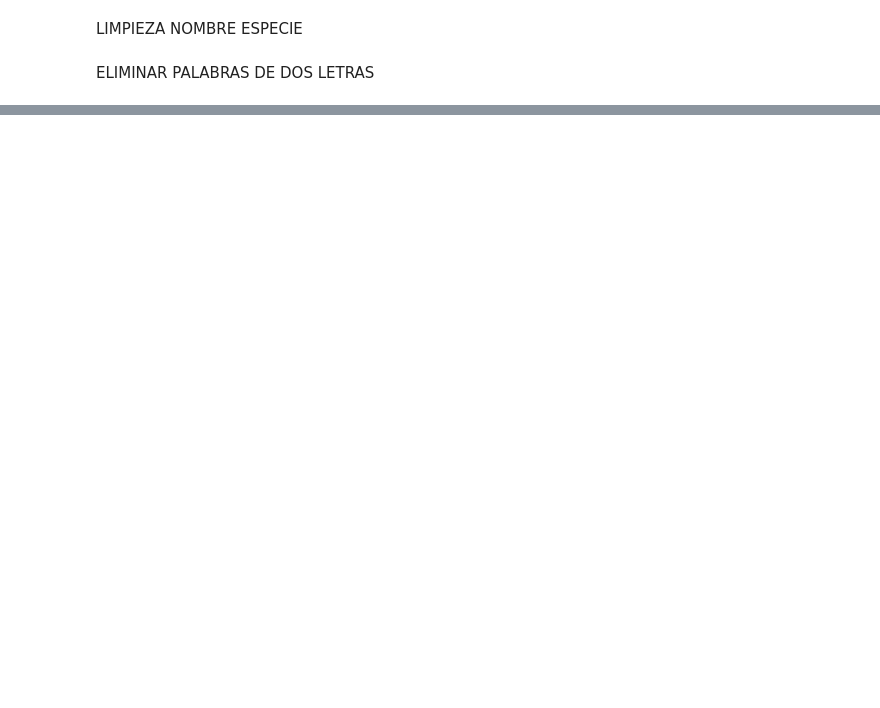
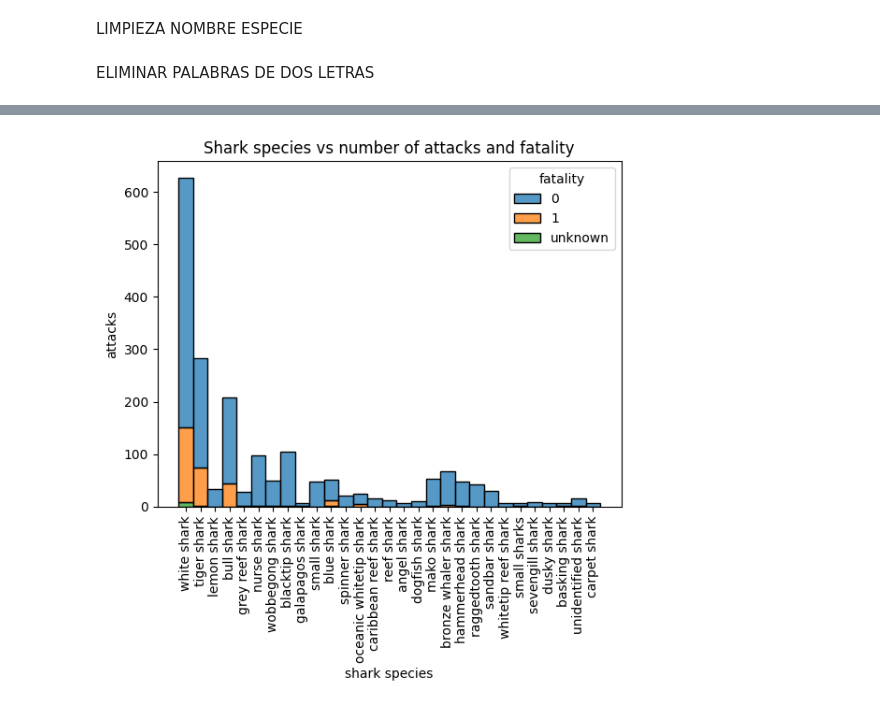
Before and after one commit to pagoba94/project1, a Jupyter notebook: Cleaning data.ipynb, the cells around one changed output, grey strips where cells are left out. Drawn from its saved outputs; the diff is of its cells as text; code cells hidden in the pictures; blank space fills up the shorter version.

```diff
--- a/Cleaning data.ipynb
+++ b/Cleaning data.ipynb
@@ -336,0 +583,12 @@ Name: species2, Length: 2938, dtype: object
+# %%
+sns.histplot(data=df5, x="species", hue="fatality", multiple="stack")
+plt.xticks(rotation=90);
+plt.title('Shark species vs number of attacks and fatality')
+plt.xlabel('shark species')
+plt.ylabel('attacks');
+
+#ordenar
+#quitar unknown
+#
+# %% [output]
+[figure, added]
```
Also changed, not shown: parts of 109 cells of this notebook, 5 other files.
